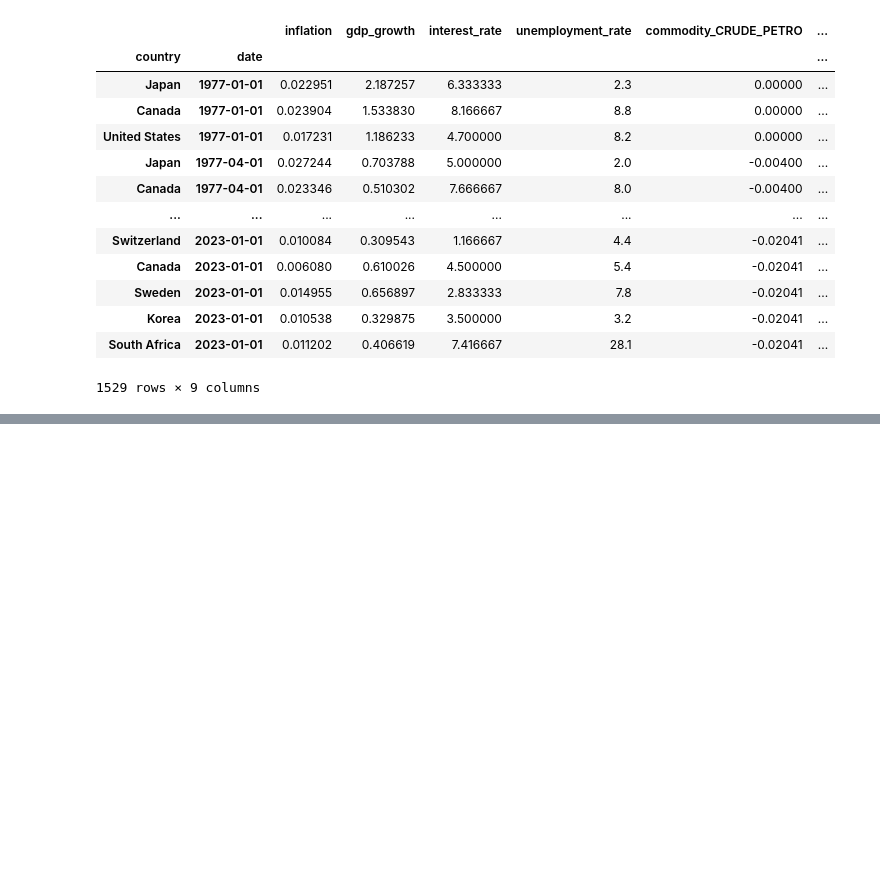
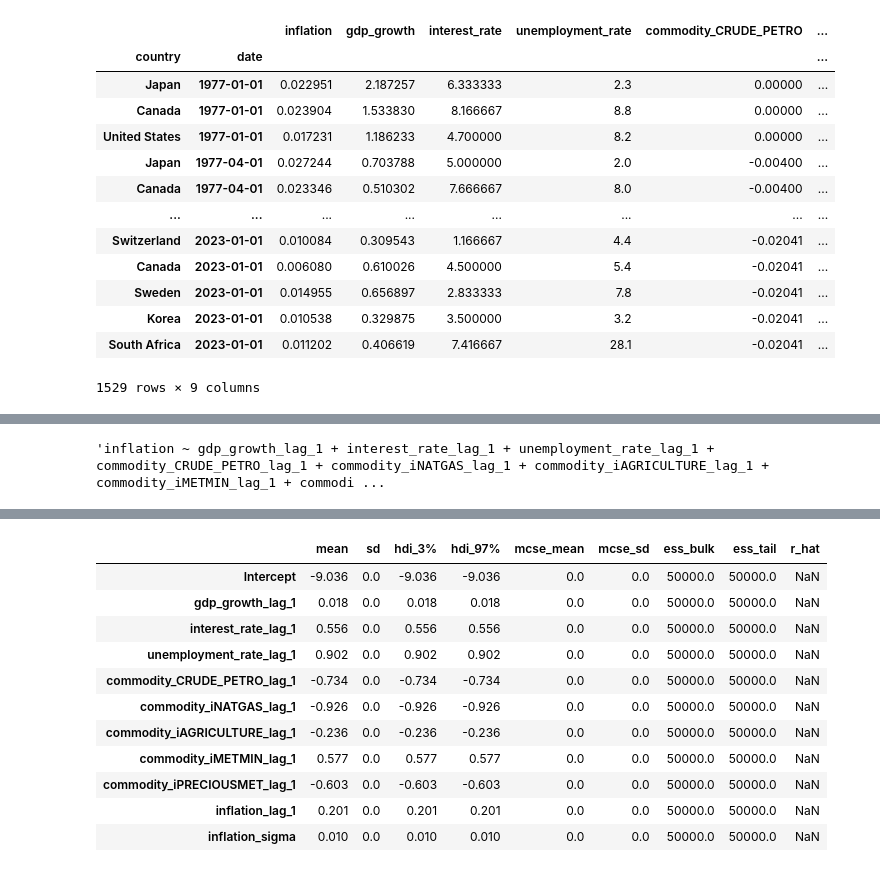
Before and after one commit to mvanaltvorst/seminar, a Jupyter notebook: notebooks/models/random_effects_model.ipynb, the cells around one changed output, grey strips where cells are left out. Cells and saved outputs as stored; diff of their text form; code cells hidden in the pictures; blank space fills up the shorter version.

```diff
--- a/notebooks/models/random_effects_model.ipynb
+++ b/notebooks/models/random_effects_model.ipynb
@@ -156,0 +188,7 @@ preds
+# %%
+model.formula
+# %% [output]
+'inflation ~ gdp_growth_lag_1 + interest_rate_lag_1 + unemployment_rate_lag_1 + commodity_CRUDE_PETRO_lag_1 + commodity_iNATGAS_lag_1 + commodity_iAGRICULTURE_lag_1 + commodity_iMETMIN_lag_1 + commodi ...
+# %%
+az.summary(model.results.posterior)
+# %% [output]
@@ -156,0 +196,12 @@ preds
+|  | mean | sd | hdi_3% | hdi_97% | mcse_mean | mcse_sd | ess_bulk | ess_tail | r_hat |
+| Intercept | -9.036 | 0.0 | -9.036 | -9.036 | 0.0 | 0.0 | 50000.0 | 50000.0 | NaN |
+| gdp_growth_lag_1 | 0.018 | 0.0 | 0.018 | 0.018 | 0.0 | 0.0 | 50000.0 | 50000.0 | NaN |
+| interest_rate_lag_1 | 0.556 | 0.0 | 0.556 | 0.556 | 0.0 | 0.0 | 50000.0 | 50000.0 | NaN |
+| unemployment_rate_lag_1 | 0.902 | 0.0 | 0.902 | 0.902 | 0.0 | 0.0 | 50000.0 | 50000.0 | NaN |
+| commodity_CRUDE_PETRO_lag_1 | -0.734 | 0.0 | -0.734 | -0.734 | 0.0 | 0.0 | 50000.0 | 50000.0 | NaN |
+| commodity_iNATGAS_lag_1 | -0.926 | 0.0 | -0.926 | -0.926 | 0.0 | 0.0 | 50000.0 | 50000.0 | NaN |
+| commodity_iAGRICULTURE_lag_1 | -0.236 | 0.0 | -0.236 | -0.236 | 0.0 | 0.0 | 50000.0 | 50000.0 | NaN |
+| commodity_iMETMIN_lag_1 | 0.577 | 0.0 | 0.577 | 0.577 | 0.0 | 0.0 | 50000.0 | 50000.0 | NaN |
+| commodity_iPRECIOUSMET_lag_1 | -0.603 | 0.0 | -0.603 | -0.603 | 0.0 | 0.0 | 50000.0 | 50000.0 | NaN |
+| inflation_lag_1 | 0.201 | 0.0 | 0.201 | 0.201 | 0.0 | 0.0 | 50000.0 | 50000.0 | NaN |
+| inflation_sigma | 0.010 | 0.0 | 0.010 | 0.010 | 0.0 | 0.0 | 50000.0 | 50000.0 | NaN |
```
Also changed, not shown: parts of 10 cells of this notebook, 2 other files.
